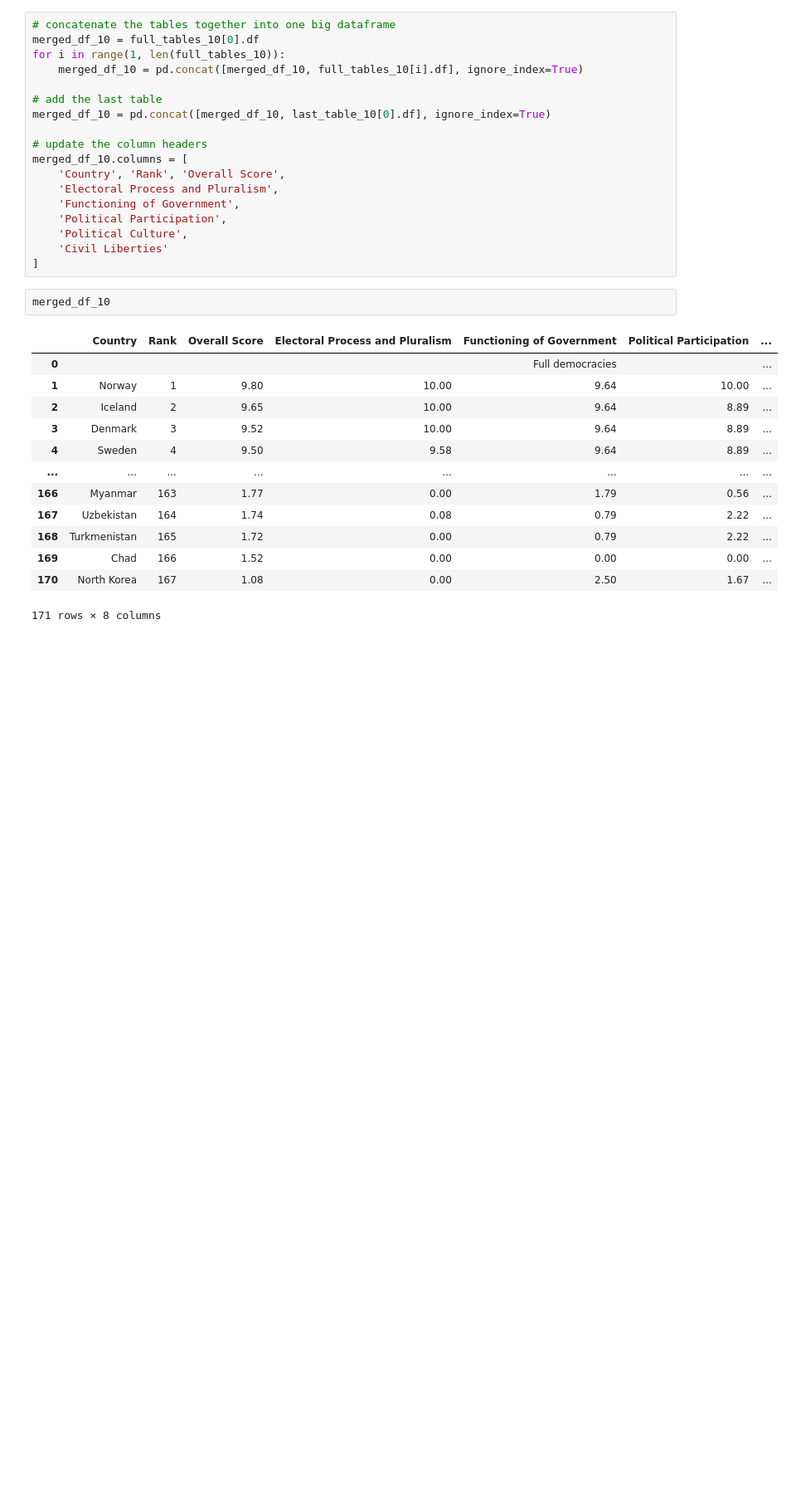
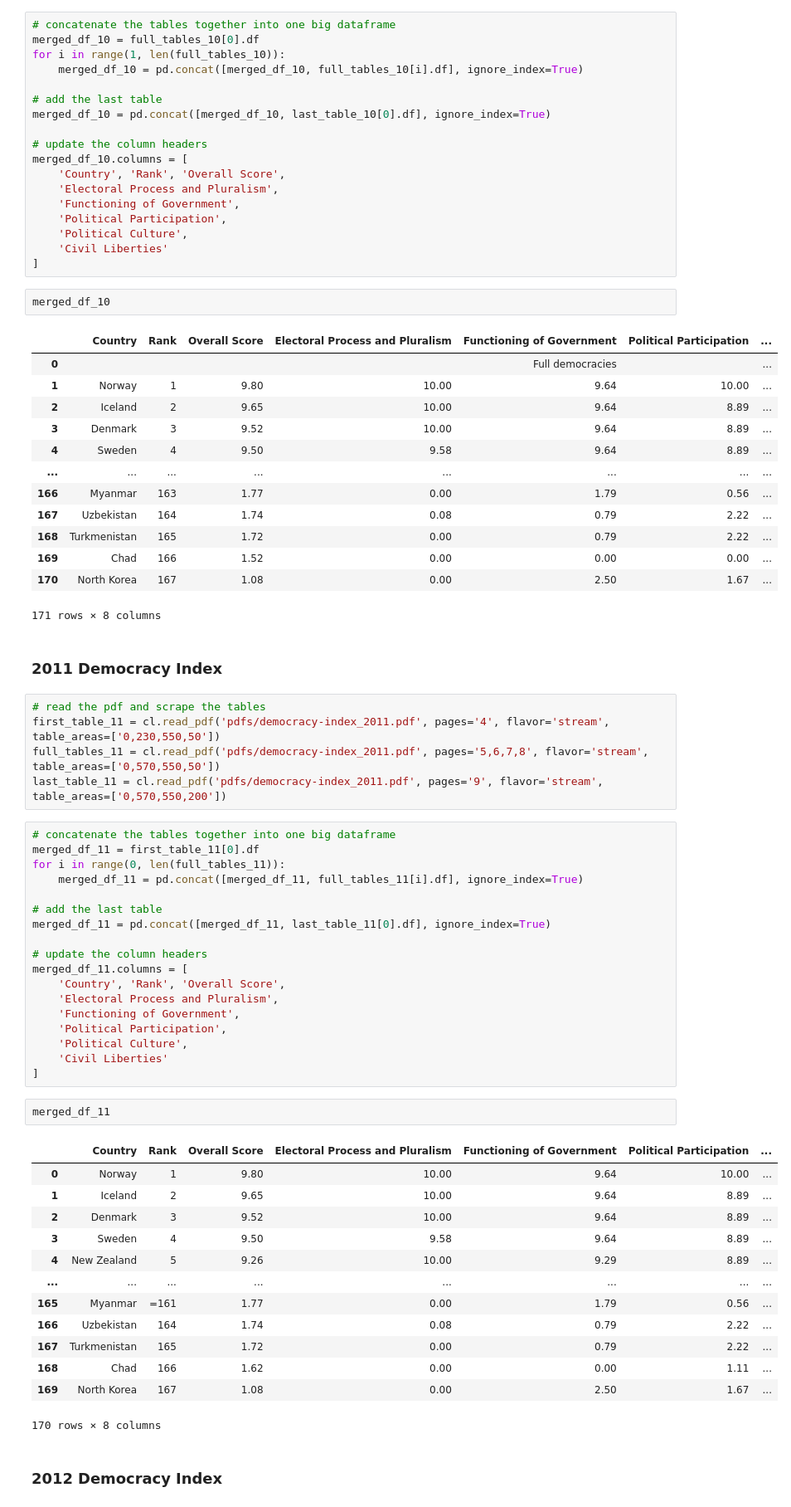
Before and after one commit to zopalmer14/pdf-table-scraping, a Jupyter notebook: scrapeNotebook.ipynb, the cells around one changed output. Shown at 83% size. Cells and saved outputs as stored; diff of their text form; blank space fills up the shorter version.

```diff
--- a/scrapeNotebook.ipynb
+++ b/scrapeNotebook.ipynb
@@ -114,3 +114,46 @@ merged_df_10
 | 169 | Chad | 166 | 1.52 | 0.00 | 0.00 | 0.00 | ... |
 | 170 | North Korea | 167 | 1.08 | 0.00 | 2.50 | 1.67 | ... |
 171 rows × 8 columns
+# %% [markdown]
+### 2011 Democracy Index
+# %%
+# read the pdf and scrape the tables
+first_table_11 = cl.read_pdf('pdfs/democracy-index_2011.pdf', pages='4', flavor='stream', table_areas=['0,230,550,50'])
+full_tables_11 = cl.read_pdf('pdfs/democracy-index_2011.pdf', pages='5,6,7,8', flavor='stream', table_areas=['0,570,550,50'])
+last_table_11 = cl.read_pdf('pdfs/democracy-index_2011.pdf', pages='9', flavor='stream', table_areas=['0,570,550,200'])
+# %%
+# concatenate the tables together into one big dataframe
+merged_df_11 = first_table_11[0].df
+for i in range(0, len(full_tables_11)):
+    merged_df_11 = pd.concat([merged_df_11, full_tables_11[i].df], ignore_index=True)
+
+# add the last table
+merged_df_11 = pd.concat([merged_df_11, last_table_11[0].df], ignore_index=True)
+
+# update the column headers
+merged_df_11.columns = [
+    'Country', 'Rank', 'Overall Score',
+    'Electoral Process and Pluralism',
+    'Functioning of Government',
+    'Political Participation',
+    'Political Culture',
+    'Civil Liberties'
+]
+# %%
+merged_df_11
+# %% [output]
+|  | Country | Rank | Overall Score | Electoral Process and Pluralism | Functioning of Government | Political Participation | ... |
+| 0 | Norway | 1 | 9.80 | 10.00 | 9.64 | 10.00 | ... |
+| 1 | Iceland | 2 | 9.65 | 10.00 | 9.64 | 8.89 | ... |
+| 2 | Denmark | 3 | 9.52 | 10.00 | 9.64 | 8.89 | ... |
+| 3 | Sweden | 4 | 9.50 | 9.58 | 9.64 | 8.89 | ... |
+| 4 | New Zealand | 5 | 9.26 | 10.00 | 9.29 | 8.89 | ... |
+| ... | ... | ... | ... | ... | ... | ... | ... |
+| 165 | Myanmar | =161 | 1.77 | 0.00 | 1.79 | 0.56 | ... |
+| 166 | Uzbekistan | 164 | 1.74 | 0.08 | 0.79 | 2.22 | ... |
+| 167 | Turkmenistan | 165 | 1.72 | 0.00 | 0.79 | 2.22 | ... |
+| 168 | Chad | 166 | 1.62 | 0.00 | 0.00 | 1.11 | ... |
+| 169 | North Korea | 167 | 1.08 | 0.00 | 2.50 | 1.67 | ... |
+170 rows × 8 columns
+# %% [markdown]
+### 2012 Democracy Index
```
Also changed, not shown: parts of 8 cells of this notebook.
